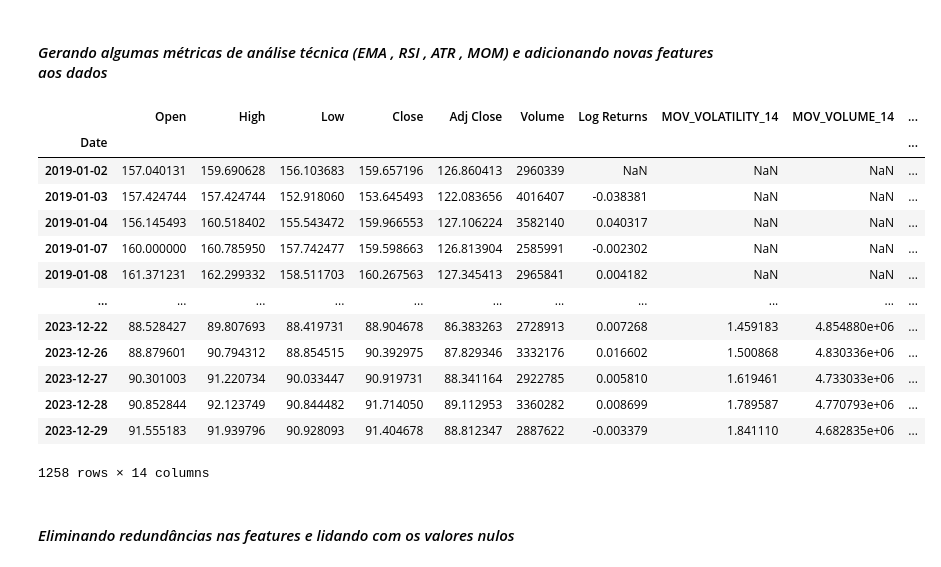
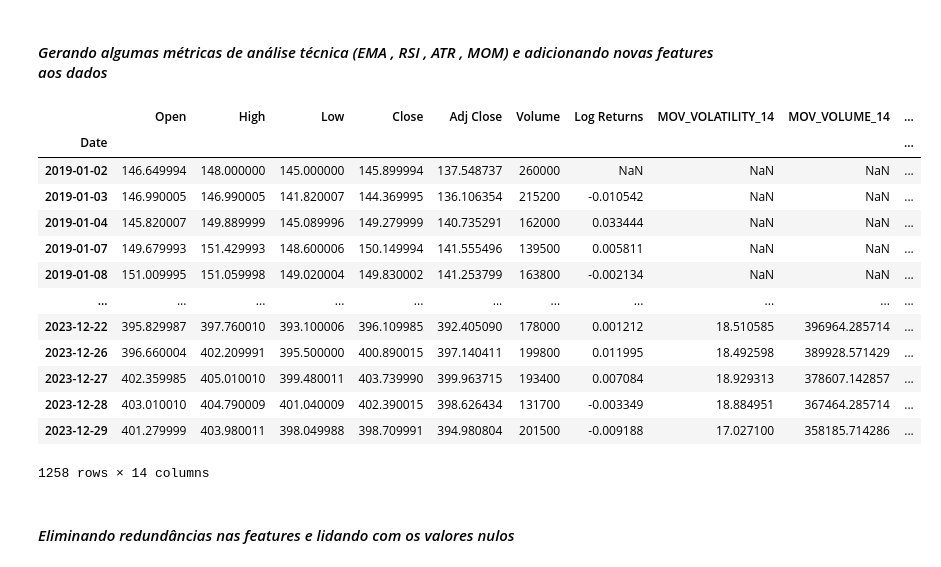
Before and after one commit to GB-Navarro/projeto_final_fin_quant_fea_dev, a Jupyter notebook: projeto_final_fin_quant.ipynb, the cells around one changed output. Cells and saved outputs as stored; diff of their text form; code cells hidden in the pictures.

```diff
--- a/projeto_final_fin_quant.ipynb
+++ b/projeto_final_fin_quant.ipynb
@@ -122,12 +118,18 @@ end_date = datetime(2023,12,30).date()
 
 # Cria um dicionário para guardar alguns parâmetros importantes para a coleta de dados.
 setup = {
+    # Tickers das ações que serão usadas no código.
     "tickers": sp500_tickets,
+    # Data inicial cujo alguns dados das ações de cada ticker serão coletados.
     "start_date": start_date,
+    # Data final cujo alguns dados das ações de cada ticker serão coletados.
     "end_date": end_date,
-    # Número de tickers com maior "V Value" que serão utilizados no treinamento do modelo LSTM.
-    "tickers_to_select": 1,
-    "test_initial_day": np.datetime64('2023-12-01')
+    # Número de tickers com maior "V Value" que terão seus preços estimados por um modelo LSTM.
+    "tickers_to_select": 5,
+    # Data a partir do qual os valores dos tickers com maior "V Value" serão estimados.
+    "test_initial_day": np.datetime64('2023-12-01'),
+    # Tamanho das sequências temporais de dados que o modelo LSTM usará para se treinar.
+    "sequence_length": 7
 }
 # %% [markdown]
 ### *Obtendo dados dos tickers via yfinance (Open, High, Low, Close, Adj Close, Volume)*
@@ -424,7 +427,9 @@ def get_ticker_moving_volume(daily_volumes: pd.Series, time_interval: int) -> pd
 # Cria uma cópia do array "filtered_data_array" para inserir novas features sem eventual prejuizo as já existentes.
 dfs = filtered_data_array
 # %%
+# Itero por cada DataFrame presente na variável "dfs" para adicionar novas features a cada um deles.
 for df in dfs:
+
     # Calcula os retornos logarítmicos diários com base nos preços ajustados de fechamento e adiciona uma nova coluna 'Log Returns' ao DataFrame.
     df['Log Returns'] = get_ticker_daily_logarithmic_returns(df['Adj Close'])
 
@@ -436,46 +441,49 @@ for df in dfs:
     df['MOV_VOLUME_14'] = get_ticker_moving_volume(df['Volume'], 14)
 
     # Calcula a Média Móvel Exponencial (EMA) de 14 dias. A EMA é usada no lugar da Média Móvel Simples (SMA) para reduzir o atraso de sinal
     # típico das médias móveis.
     # [Indicador de média móvel]
     df['EMA_14'] = talib.EMA(df['Adj Close'], timeperiod=14)
 
     # Calcula o Índice de Força Relativa (RSI) de 14 dias, que é um indicador de momentum utilizado para medir a velocidade e a mudança de
     # movimentos de preços.
     # [Indicador de momentum]
     df['RSI_14'] = talib.RSI(df['Adj Close'], timeperiod=14)
 
     # Calcula o Average True Range (ATR) de 14 dias, que é um indicador de volatilidade utilizado para medir a volatilidade do ativo com
     # base na amplitude de preços (máxima, mínima e fechamento).
     # [Indicador de volatilidade]
     df['ATR_14'] = talib.ATR(df['High'], df['Low'], df['Close'], timeperiod=14)
 
     # Calcula o Momentum (MOM) de 14 dias, que é um indicador de momentum usado para identificar a força da tendência de um ativo.
     # [Indicador de momentum]
     df['MOM_14'] = talib.MOM(df['Adj Close'], timeperiod=14)
 
     # Adiciona uma coluna 'Ticker' ao DataFrame para identificar o ticker associado a cada conjunto de dados.
     df['Ticker'] = [df.name for _ in range(len(df))]
 
-# Exibe o resultado obtido em um dos DataFrames presentes em "dfs"
-dfs[0]
+# Calcula um índice aleatório entre 0 e len(dfs).
+random_index = np.random.randint(0,len(dfs))
+
+# Exibe o resultado obtido com a operação dessa célula para o DataFrame na posição "random_index" da variável "dfs".
+dfs[random_index]
 
 # Observação: valores NaN foram inseridos nos DataFrames juntamente com as novas features. Esses valores NaN são inerentes ao cálculo de alguns
 # indicadores técnicos, uma vez que eles requerem um período de ajuste.
 # %% [output]
 |  | Open | High | Low | Close | Adj Close | Volume | Log Returns | MOV_VOLATILITY_14 | MOV_VOLUME_14 | ... |
 | Date |  |  |  |  |  |  |  |  |  | ... |
-| 2019-01-02 | 157.040131 | 159.690628 | 156.103683 | 159.657196 | 126.860413 | 2960339 | NaN | NaN | NaN | ... |
-| 2019-01-03 | 157.424744 | 157.424744 | 152.918060 | 153.645493 | 122.083656 | 4016407 | -0.038381 | NaN | NaN | ... |
-| 2019-01-04 | 156.145493 | 160.518402 | 155.543472 | 159.966553 | 127.106224 | 3582140 | 0.040317 | NaN | NaN | ... |
-| 2019-01-07 | 160.000000 | 160.785950 | 157.742477 | 159.598663 | 126.813904 | 2585991 | -0.002302 | NaN | NaN | ... |
-| 2019-01-08 | 161.371231 | 162.299332 | 158.511703 | 160.267563 | 127.345413 | 2965841 | 0.004182 | NaN | NaN | ... |
+| 2019-01-02 | 146.649994 | 148.000000 | 145.000000 | 145.899994 | 137.548737 | 260000 | NaN | NaN | NaN | ... |
+| 2019-01-03 | 146.990005 | 146.990005 | 141.820007 | 144.369995 | 136.106354 | 215200 | -0.010542 | NaN | NaN | ... |
+| 2019-01-04 | 145.820007 | 149.889999 | 145.089996 | 149.279999 | 140.735291 | 162000 | 0.033444 | NaN | NaN | ... |
+| 2019-01-07 | 149.679993 | 151.429993 | 148.600006 | 150.149994 | 141.555496 | 139500 | 0.005811 | NaN | NaN | ... |
+| 2019-01-08 | 151.009995 | 151.059998 | 149.020004 | 149.830002 | 141.253799 | 163800 | -0.002134 | NaN | NaN | ... |
 | ... | ... | ... | ... | ... | ... | ... | ... | ... | ... | ... |
-| 2023-12-22 | 88.528427 | 89.807693 | 88.419731 | 88.904678 | 86.383263 | 2728913 | 0.007268 | 1.459183 | 4.854880e+06 | ... |
-| 2023-12-26 | 88.879601 | 90.794312 | 88.854515 | 90.392975 | 87.829346 | 3332176 | 0.016602 | 1.500868 | 4.830336e+06 | ... |
-| 2023-12-27 | 90.301003 | 91.220734 | 90.033447 | 90.919731 | 88.341164 | 2922785 | 0.005810 | 1.619461 | 4.733033e+06 | ... |
-| 2023-12-28 | 90.852844 | 92.123749 | 90.844482 | 91.714050 | 89.112953 | 3360282 | 0.008699 | 1.789587 | 4.770793e+06 | ... |
-| 2023-12-29 | 91.555183 | 91.939796 | 90.928093 | 91.404678 | 88.812347 | 2887622 | -0.003379 | 1.841110 | 4.682835e+06 | ... |
+| 2023-12-22 | 395.829987 | 397.760010 | 393.100006 | 396.109985 | 392.405090 | 178000 | 0.001212 | 18.510585 | 396964.285714 | ... |
+| 2023-12-26 | 396.660004 | 402.209991 | 395.500000 | 400.890015 | 397.140411 | 199800 | 0.011995 | 18.492598 | 389928.571429 | ... |
+| 2023-12-27 | 402.359985 | 405.010010 | 399.480011 | 403.739990 | 399.963715 | 193400 | 0.007084 | 18.929313 | 378607.142857 | ... |
+| 2023-12-28 | 403.010010 | 404.790009 | 401.040009 | 402.390015 | 398.626434 | 131700 | -0.003349 | 18.884951 | 367464.285714 | ... |
+| 2023-12-29 | 401.279999 | 403.980011 | 398.049988 | 398.709991 | 394.980804 | 201500 | -0.009188 | 17.027100 | 358185.714286 | ... |
 1258 rows × 14 columns
 # %% [markdown]
 #### *Eliminando redundâncias nas features e lidando com os valores nulos*
```
Also changed, not shown: parts of 82 cells of this notebook.
